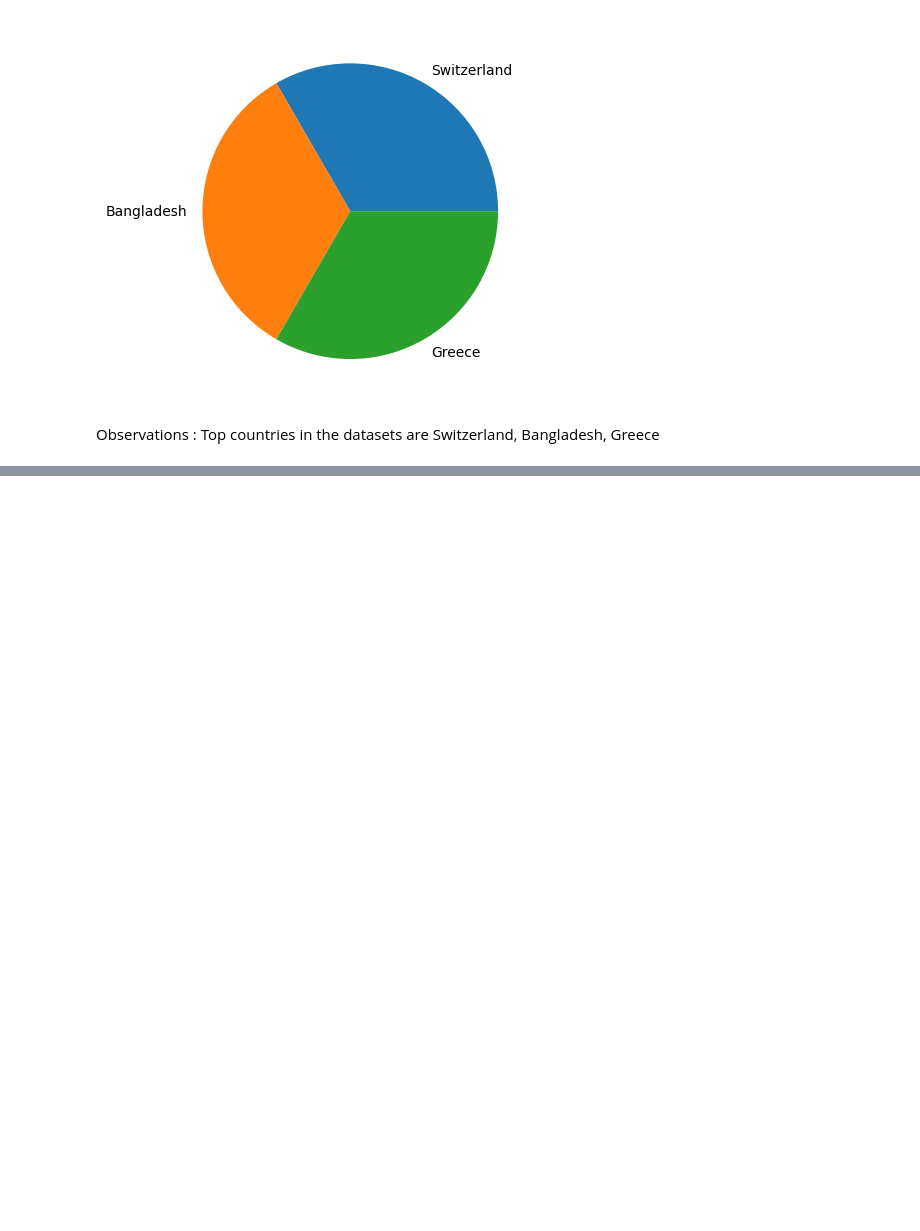
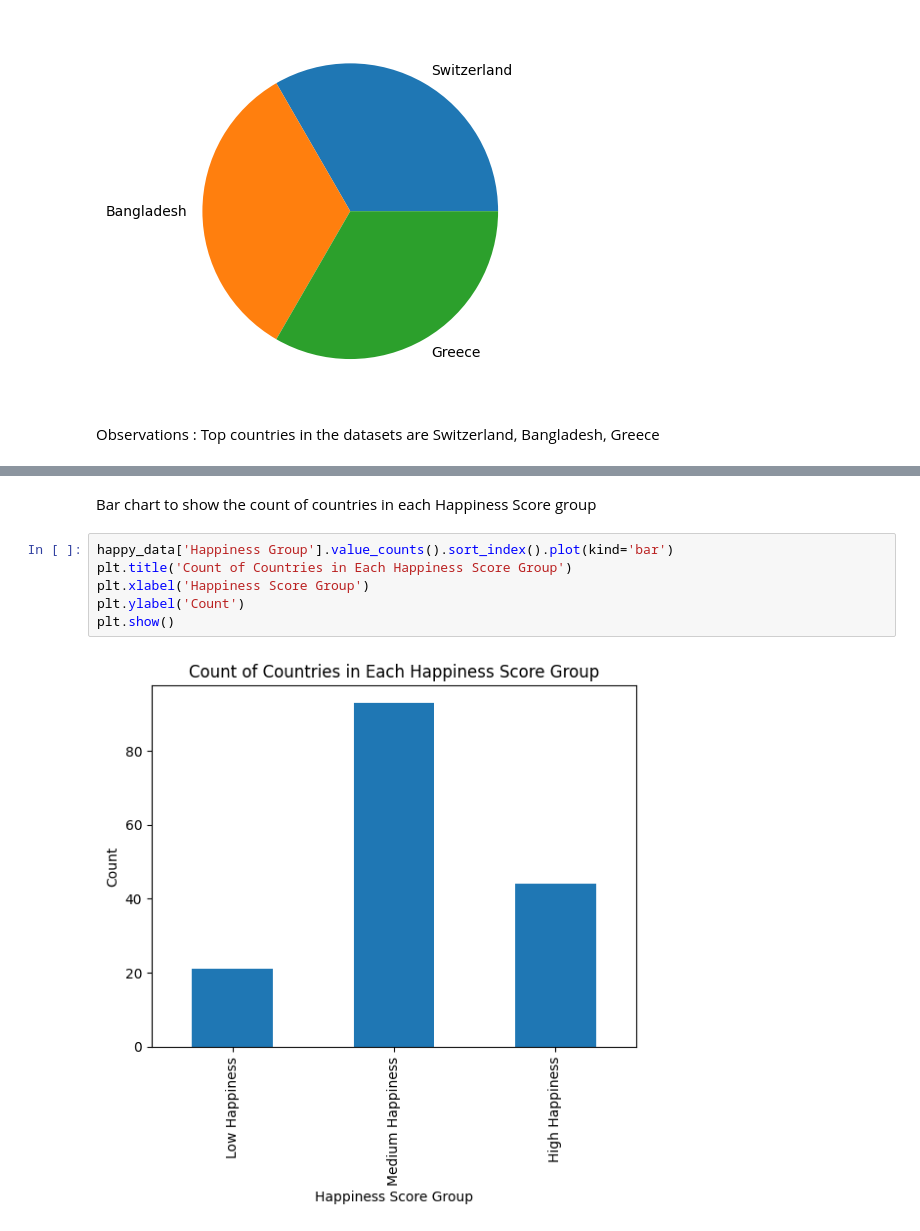
Before and after one commit to badrinarayanan02/machine_learning, a Jupyter notebook: Component_2(2348507).ipynb, the cells around one changed output, grey strips where cells are left out. Cells and saved outputs as stored; diff of their text form; blank space fills up the shorter version.

```diff
--- a/Component_2(2348507).ipynb
+++ b/Component_2(2348507).ipynb
@@ -125,0 +198,11 @@ If the value is less than the significance level 0.05 means there is a significa
+# %% [markdown]
+Bar chart to show the count of countries in each Happiness Score
+group
+# %%
+happy_data['Happiness Group'].value_counts().sort_index().plot(kind='bar')
+plt.title('Count of Countries in Each Happiness Score Group')
+plt.xlabel('Happiness Score Group')
+plt.ylabel('Count')
+plt.show()
+# %% [output]
+[figure, added]
```
Also changed, not shown: parts of 16 cells of this notebook.
